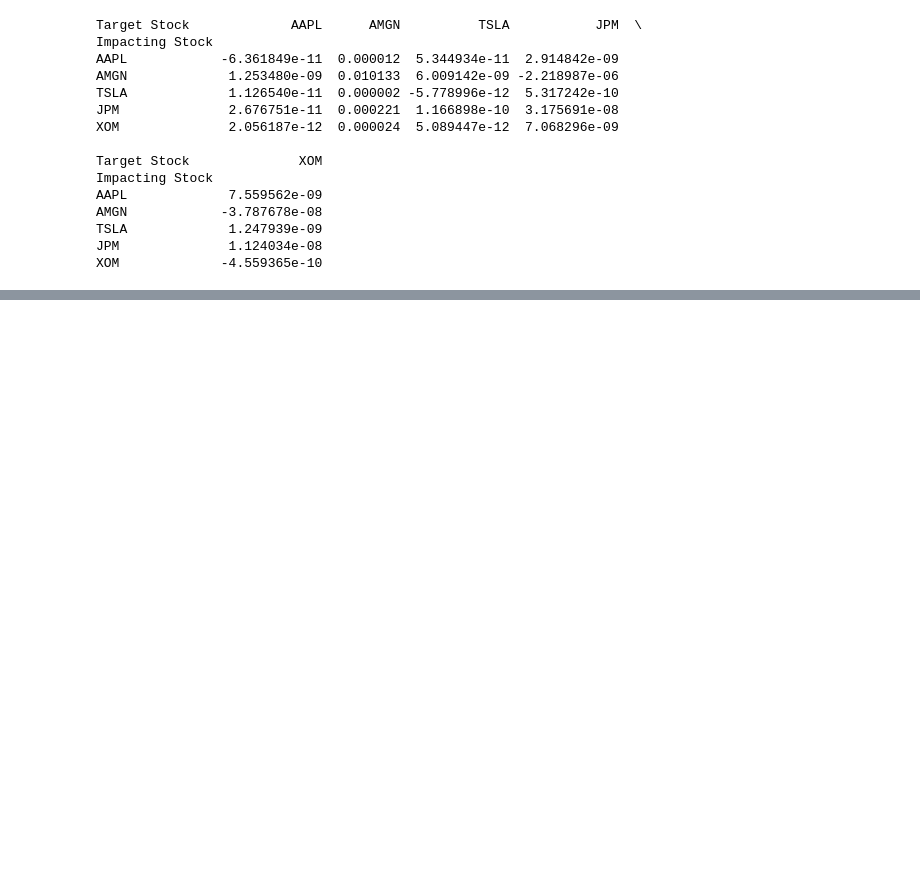
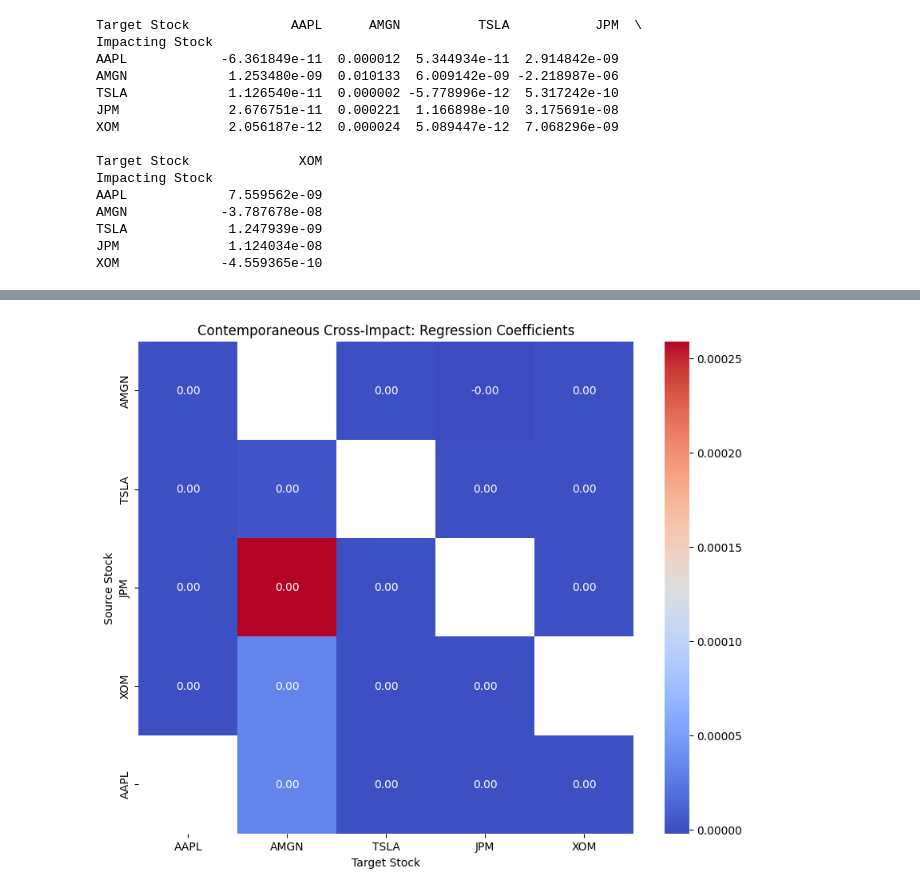
Before and after one commit to ibringfaith/cross-impact-analysis-of-order-flow-imbalance, a Jupyter notebook: notebooks/ofi_analysis.ipynb, the cells around one changed output, grey strips where cells are left out. Drawn from its saved outputs; the diff is of its cells as text; code cells hidden in the pictures; blank space fills up the shorter version.

```diff
--- a/notebooks/ofi_analysis.ipynb
+++ b/notebooks/ofi_analysis.ipynb
@@ -305,0 +420,11 @@ pd.DataFrame(cross_impact_results).to_csv(f"{results_path}/cross_impact_results.
+# %%
+coeff_df = pd.DataFrame(coeff_results)
+plt.figure(figsize=(10, 8))
+sns.heatmap(coeff_df, annot=True, fmt=".2f", cmap="coolwarm")
+plt.title("Contemporaneous Cross-Impact: Regression Coefficients")
+plt.xlabel("Target Stock")
+plt.ylabel("Source Stock")
+plt.savefig(f"{results_path}/contemporaneous_coefficients.png")
+plt.show()
+# %% [output]
+[figure, added]
```
Also changed, not shown: parts of 20 cells of this notebook.
